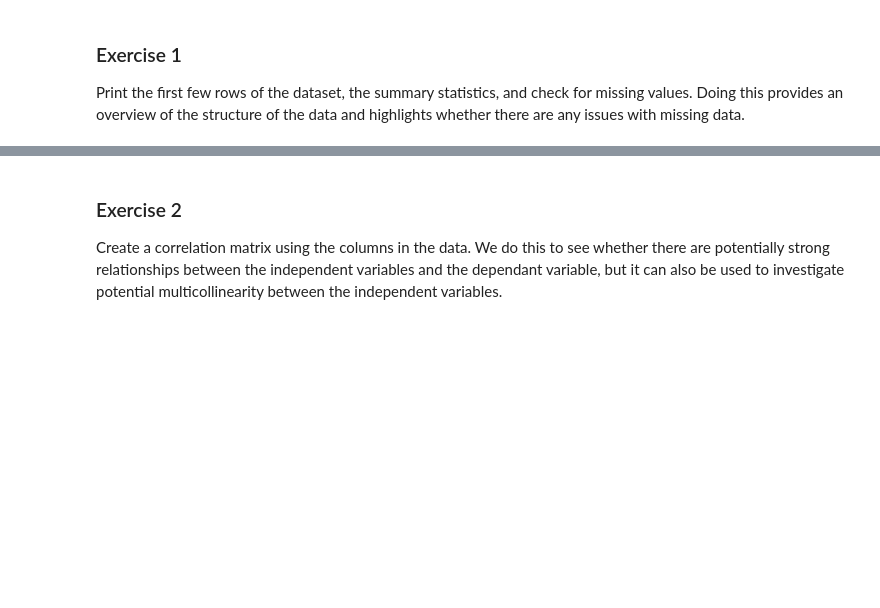
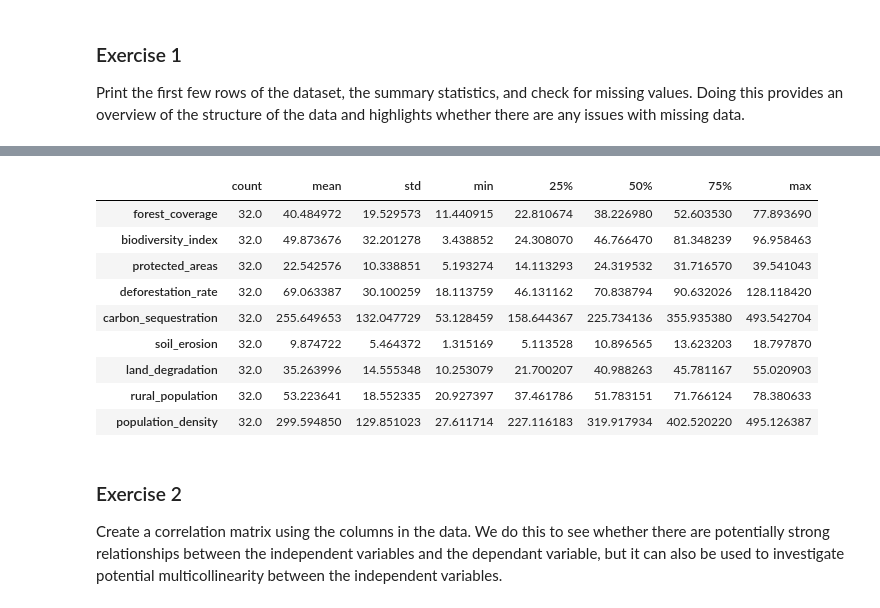
Before and after one commit to mut-rogers/Machine-Learning, a Jupyter notebook: Linear Regression/Multiple_linear_regression_Exercise.ipynb, the cells around one changed output, grey strips where cells are left out. Cells and saved outputs as stored; diff of their text form; code cells hidden in the pictures; blank space fills up the shorter version.

```diff
--- a/Linear Regression/Multiple_linear_regression_Exercise.ipynb
+++ b/Linear Regression/Multiple_linear_regression_Exercise.ipynb
@@ -63,3 +88,17 @@ Print the first few rows of the dataset, the summary statistics, and check for m
+# %%
+# Summary Statistics
+environmental_indicators.describe().T
+# %% [output]
+|  | count | mean | std | min | 25% | 50% | 75% | max |
+| forest_coverage | 32.0 | 40.484972 | 19.529573 | 11.440915 | 22.810674 | 38.226980 | 52.603530 | 77.893690 |
+| biodiversity_index | 32.0 | 49.873676 | 32.201278 | 3.438852 | 24.308070 | 46.766470 | 81.348239 | 96.958463 |
+| protected_areas | 32.0 | 22.542576 | 10.338851 | 5.193274 | 14.113293 | 24.319532 | 31.716570 | 39.541043 |
+| deforestation_rate | 32.0 | 69.063387 | 30.100259 | 18.113759 | 46.131162 | 70.838794 | 90.632026 | 128.118420 |
+| carbon_sequestration | 32.0 | 255.649653 | 132.047729 | 53.128459 | 158.644367 | 225.734136 | 355.935380 | 493.542704 |
+| soil_erosion | 32.0 | 9.874722 | 5.464372 | 1.315169 | 5.113528 | 10.896565 | 13.623203 | 18.797870 |
+| land_degradation | 32.0 | 35.263996 | 14.555348 | 10.253079 | 21.700207 | 40.988263 | 45.781167 | 55.020903 |
+| rural_population | 32.0 | 53.223641 | 18.552335 | 20.927397 | 37.461786 | 51.783151 | 71.766124 | 78.380633 |
+| population_density | 32.0 | 299.594850 | 129.851023 | 27.611714 | 227.116183 | 319.917934 | 402.520220 | 495.126387 |
 # %% [markdown]
 ### Exercise 2
 
```
Also changed, not shown: parts of 23 cells of this notebook, 3 other files.
